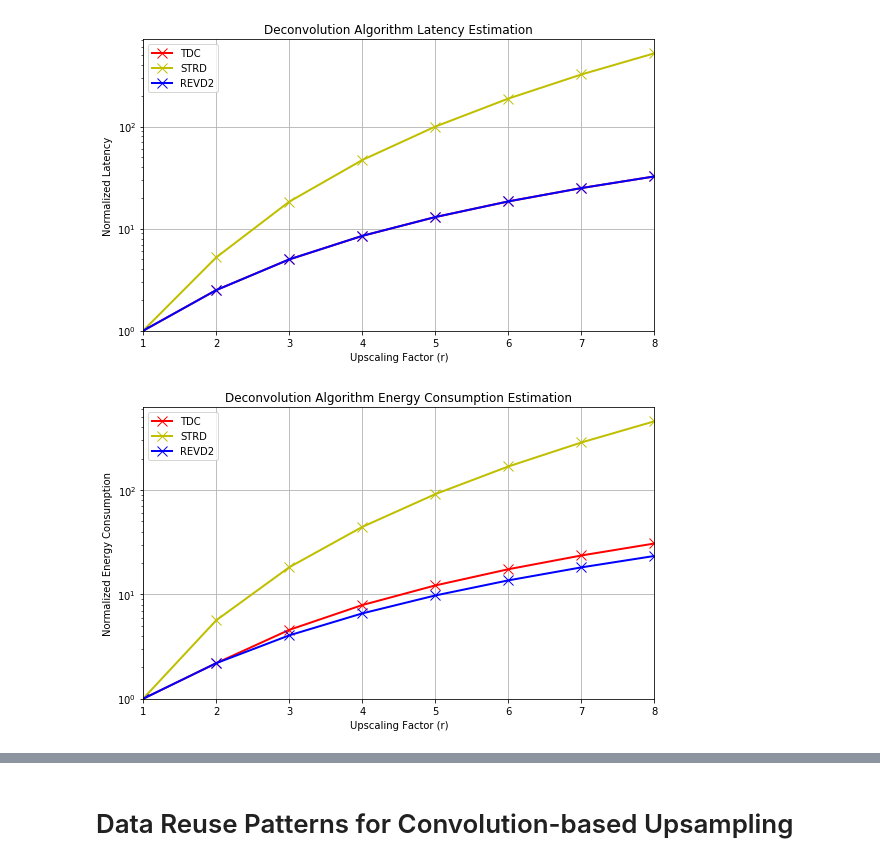
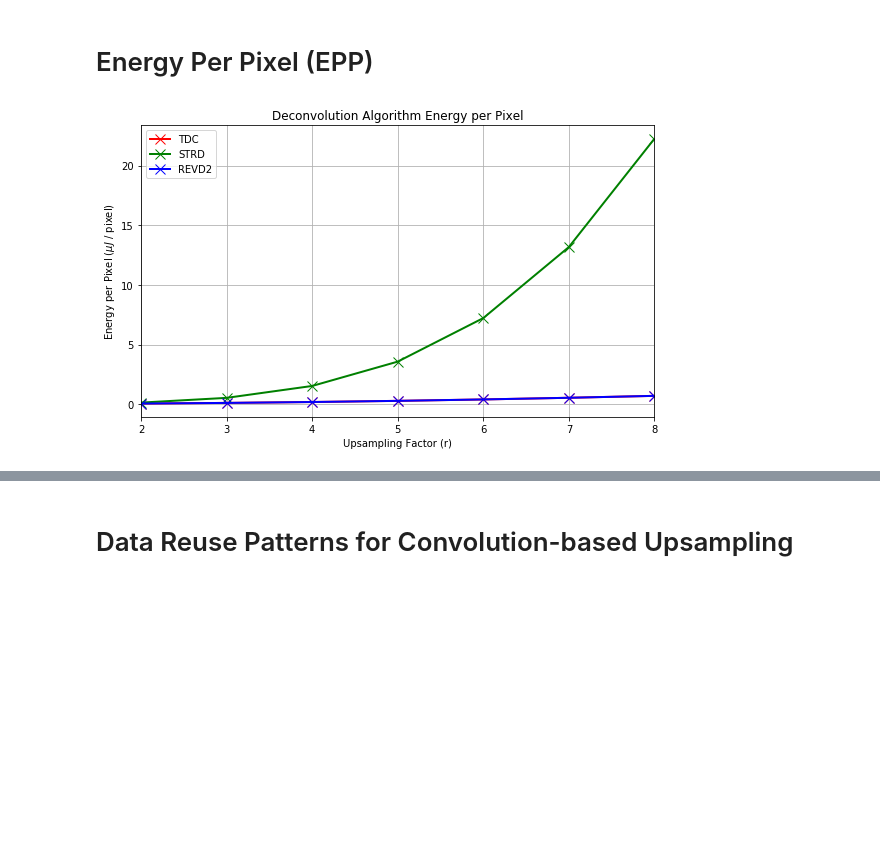
Before and after one commit to icolbert/upsampling, a Jupyter notebook: Comparing Optimization Criteria for Convolution-based Upsampling.ipynb, the cells around one changed output, grey strips where cells are left out. Cells and saved outputs as stored; diff of their text form; code cells hidden in the pictures; blank space fills up the shorter version.

```diff
--- a/Comparing Optimization Criteria for Convolution-based Upsampling.ipynb
+++ b/Comparing Optimization Criteria for Convolution-based Upsampling.ipynb
@@ -21,3 +15,6 @@ pi_0 = 66.37 # watts
 
 t_flop = 1. / (1e9 * 3532.8) # s / flop
 t_mem = 1. / (1e9 * 192.2) # s / byte
+
+num_bytes = 4 # 32-bit = 4 bytes
+alpha = 0.99 # data reuse coefficient
@@ -100,79 +278,57 @@ plt.show()
+# %% [markdown]
+# Energy Per Pixel (EPP)
 # %%
-latency_measurements = np.zeros((3, 9)) # microseconds
-energy_consumption = np.zeros((3, 9)) # millijoules
-
-for upscaling_factor in np.arange(1, 9):
-    macs, weights, activations = reverse_looping_deconvolution_data_reuse_patterns(
+energy_per_pixel = np.zeros((3, 7)) # millijoules
+for j, upscaling_factor in enumerate(np.arange(2, 9)):
+    macs, weights, activations = reverse_looping_deconvolution_2_data_reuse_patterns(
         upscaling_factor,
         H=height,
         C=num_channels,
         K=kernel_size,
-        original_operator="D-NN"
+        original_operator="D-SP"
     )
     T = max(macs * t_flop, (weights + activations) * t_mem)
-    E = macs * e_flop + (weights + activations) * e_mem + pi_0 * T
-    latency_measurements[0, upscaling_factor] = 1e6 * T # microseconds
-    energy_consumption[0, upscaling_factor] = 1e3 * E # millijoules
+    E = macs * e_flop + num_bytes * (weights + activations) * e_mem + pi_0 * T
+    energy_per_pixel[0, j] = 1e6 * E / pow(H, 2)# millijoules
 
     macs, weights, activations = fractionally_strided_deconvolution_data_reuse_patterns(
         upscaling_factor,
         H=height,
         C=num_channels,
         K=kernel_size,
-        original_operator="D-NN"
+        original_operator="D-SP"
     )
     T = max(macs * t_flop, (weights + activations) * t_mem)
-    E = macs * e_flop + (weights + activations) * e_mem + pi_0 * T
-    latency_measurements[1, upscaling_factor] = 1e6 * T # microseconds
-    energy_consumption[1, upscaling_factor] = 1e3 * E # millijoules
+    E = macs * e_flop + num_bytes * (weights + activations) * e_mem + pi_0 * T
+    energy_per_pixel[1, j] = 1e6 * E / pow(H, 2)# millijoules
 
     macs, weights, activations = transforming_deconvolution_to_convolution_data_reuse_patterns(
         upscaling_factor,
         H=height,
         C=num_channels,
         K=kernel_size,
-        original_operator="D-NN"
+        original_operator="D-SP"
     )
     T = max(macs * t_flop, (weights + activations) * t_mem)
-    E = macs * e_flop + (weights + activations) * e_mem + pi_0 * T
-    latency_measurements[2, upscaling_factor] = 1e6 * T # microseconds
-    energy_consumption[2, upscaling_factor] = 1e3 * E # millijoules
+    E = macs * e_flop + num_bytes * (weights + activations) * e_mem + pi_0 * T
+    energy_per_pixel[2, j] = 1e6 * E / pow(H, 2)# millijoules
 
-x  = np.arange(1, 9)
-Tb = latency_measurements[0,1]
-Eb = energy_consumption[0,1]
+Eb = energy_per_pixel[0,0]
 
 plt.figure(figsize=(8,5))
-plt.plot(x, latency_measurements[2, 1:] / Tb, label="TDC", color="r", linewidth=2, marker='x', markersize=10)
-plt.plot(x, latency_measurements[1, 1:] / Tb, label="STRD", color="y", linewidth=2, marker='x', markersize=10)
-plt.plot(x, latency_measurements[0, 1:] / Tb, label="REVD2", color="b", linewidth=2, marker='x', markersize=10)
+# plt.plot(x, energy_consumption[3, 1:] / Eb, label="C-NN", color="y", linewidth=2, marker='x', markersize=10)
+plt.plot(x, energy_per_pixel[2], label="TDC", color="r", linewidth=2, marker='x', markersize=10)
+plt.plot(x, energy_per_pixel[1], label="STRD", color="g", linewidth=2, marker='x', markersize=10)
+plt.plot(x, energy_per_pixel[0], label="REVD2", color="b", linewidth=2, marker='x', markersize=10)
 plt.legend(loc="best")
-plt.yscale("log")
-plt.ylim(1,)
-plt.xlim(1,8)
+# plt.yscale("log")
+plt.xlim(2, 8)
 plt.grid()
-plt.xlabel("Upscaling Factor (r)")
-plt.ylabel("Normalized Latency")
-plt.title("Deconvolution Algorithm Latency Estimation")
+plt.xlabel("Upsampling Factor (r)")
+plt.ylabel("Energy per Pixel ($\mu J$ / pixel)")
+plt.title("Deconvolution Algorithm Energy per Pixel")
 plt.tight_layout()
-plt.savefig("../figures/data_reuse/deconv-algos-time-consumption-D-NN-NVIDIA-GTX-680.png")
+plt.savefig("../figures/data_reuse/deconv-algos-epp-NVIDIA-GTX-680.png")
 plt.show()
-
-plt.figure(figsize=(8,5))
-plt.plot(x, energy_consumption[2, 1:] / Eb, label="TDC", color="r", linewidth=2, marker='x', markersize=10)
-plt.plot(x, energy_consumption[1, 1:] / Eb, label="STRD", color="y", linewidth=2, marker='x', markersize=10)
-plt.plot(x, energy_consumption[0, 1:] / Eb, label="REVD2", color="b", linewidth=2, marker='x', markersize=10)
-plt.legend(loc="best")
-plt.yscale("log")
-plt.ylim(1,)
-plt.xlim(1,8)
-plt.grid()
-plt.xlabel("Upscaling Factor (r)")
-plt.ylabel("Normalized Energy Consumption")
-plt.title("Deconvolution Algorithm Energy Consumption Estimation")
-plt.tight_layout()
-plt.savefig("../figures/data_reuse/deconv-algos-energy-consumption-D-NN-NVIDIA-GTX-680.png")
-plt.show()
 # %% [output]
-[figure, old version]
+[figure, new version]
-[figure, removed]
```
Also changed, not shown: parts of 23 cells of this notebook, 1 other file.
